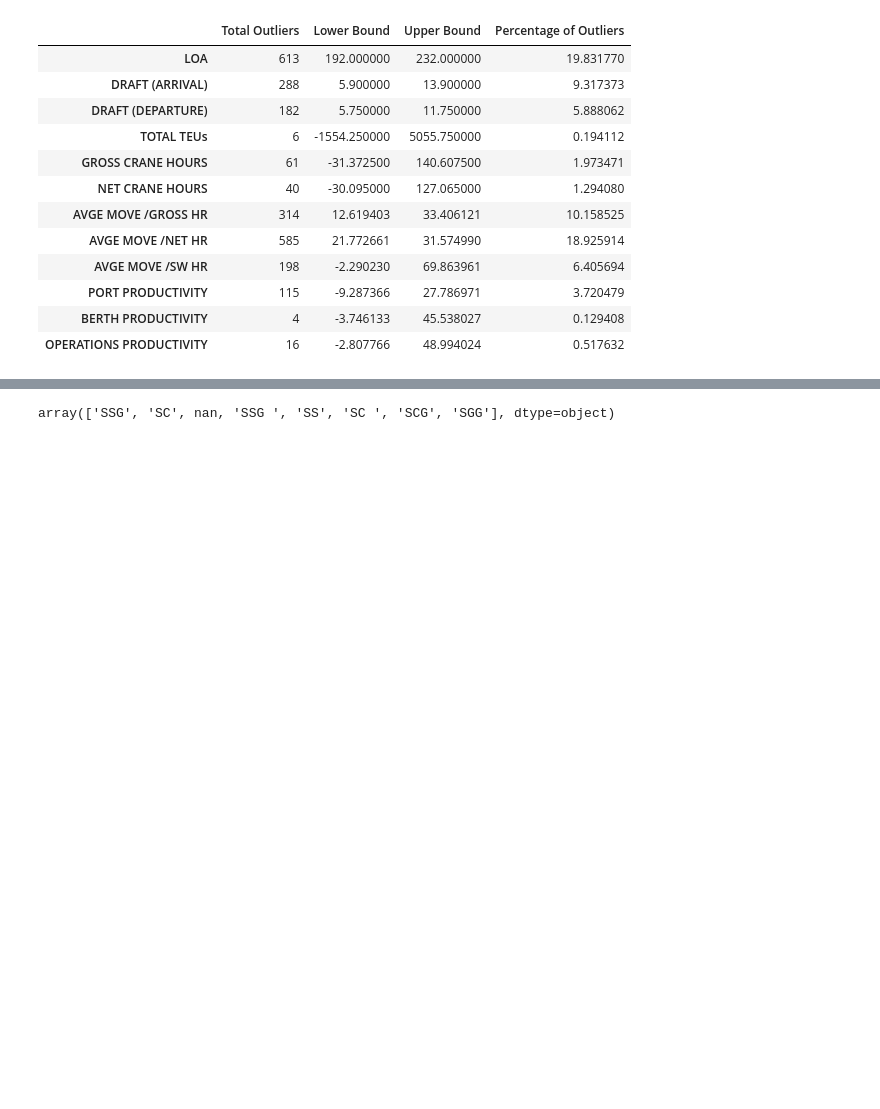
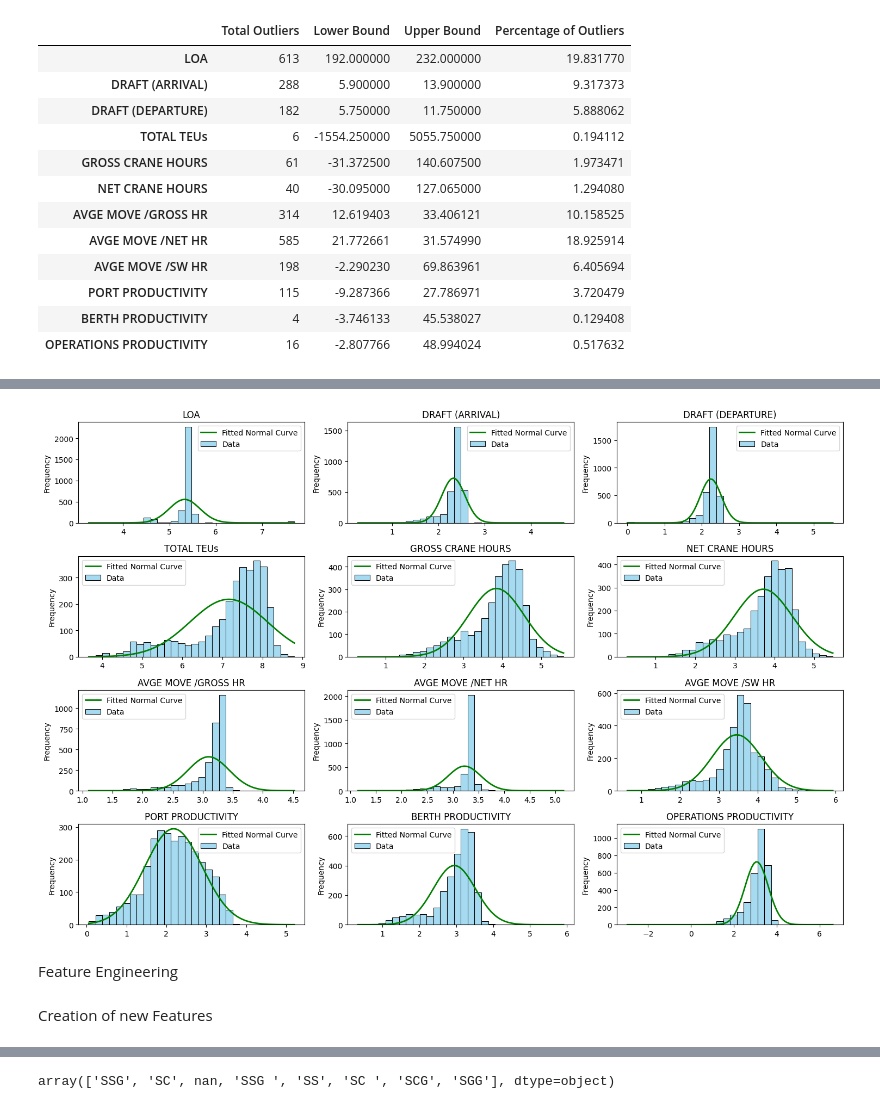
Before and after one commit to Athman-Athman/RESEARCH, a Jupyter notebook: RESEARCH_DATA_ANALYSIS_VTT_NOV_24.ipynb, the cells around one changed output, grey strips where cells are left out. Cells and saved outputs as stored; diff of their text form; code cells hidden in the pictures; blank space fills up the shorter version.

```diff
--- a/RESEARCH_DATA_ANALYSIS_VTT_NOV_24.ipynb
+++ b/RESEARCH_DATA_ANALYSIS_VTT_NOV_24.ipynb
@@ -298,0 +294,4 @@ display(outlier_summary)
+# %%
+# Loading the dataset
+file_path = './CLEANED_DATASET.xlsx'
+df = pd.read_excel(file_path)
@@ -298,0 +300,11 @@ display(outlier_summary)
+# %%
+# Transform outliers using a log transformation to reduce skewness
+
+# Apply log transformation to features with outliers
+for feature in key_features:
+    if feature in df.columns:
+        # Add a small constant to avoid log(0)
+        df[feature] = np.log1p(df[feature])
+
+# Verify the transformations by showing the updated summary statistics
+df[key_features].describe()
@@ -298,0 +321,32 @@ display(outlier_summary)
+# %%
+# Visualize transformed distributions
+# Set up the figure for subplots
+plt.figure(figsize=(15, 10))
+
+# Loop through features and create a subplot for each
+for i, feature in enumerate(numeric_features, 1):
+    if feature in df.columns:
+        plt.subplot(4, 3, i)  # Adjust rows/columns as needed
+
+        # Plot histogram
+        sns.histplot(df[feature], kde=False, bins=30, color='skyblue', edgecolor='black', label='Data')
+
+        # Fit and overlay a normal distribution
+        mean, std = df[feature].mean(), df[feature].std()
+        x = np.linspace(df[feature].min(), df[feature].max(), 100)
+        plt.plot(x, norm.pdf(x, mean, std) * len(df[feature]) * (df[feature].max() - df[feature].min()) / 30,
+                 color='green', lw=2, label='Fitted Normal Curve')
+
+        plt.title(f"{feature}")
+        plt.xlabel("")
+        plt.ylabel("Frequency")
+        plt.legend()
+
+plt.tight_layout()
+plt.show()
+# %% [output]
+[figure, added]
+# %% [markdown]
+Feature Engineering
+# %% [markdown]
+Creation of new Features
```
Also changed, not shown: parts of 17 cells of this notebook.
